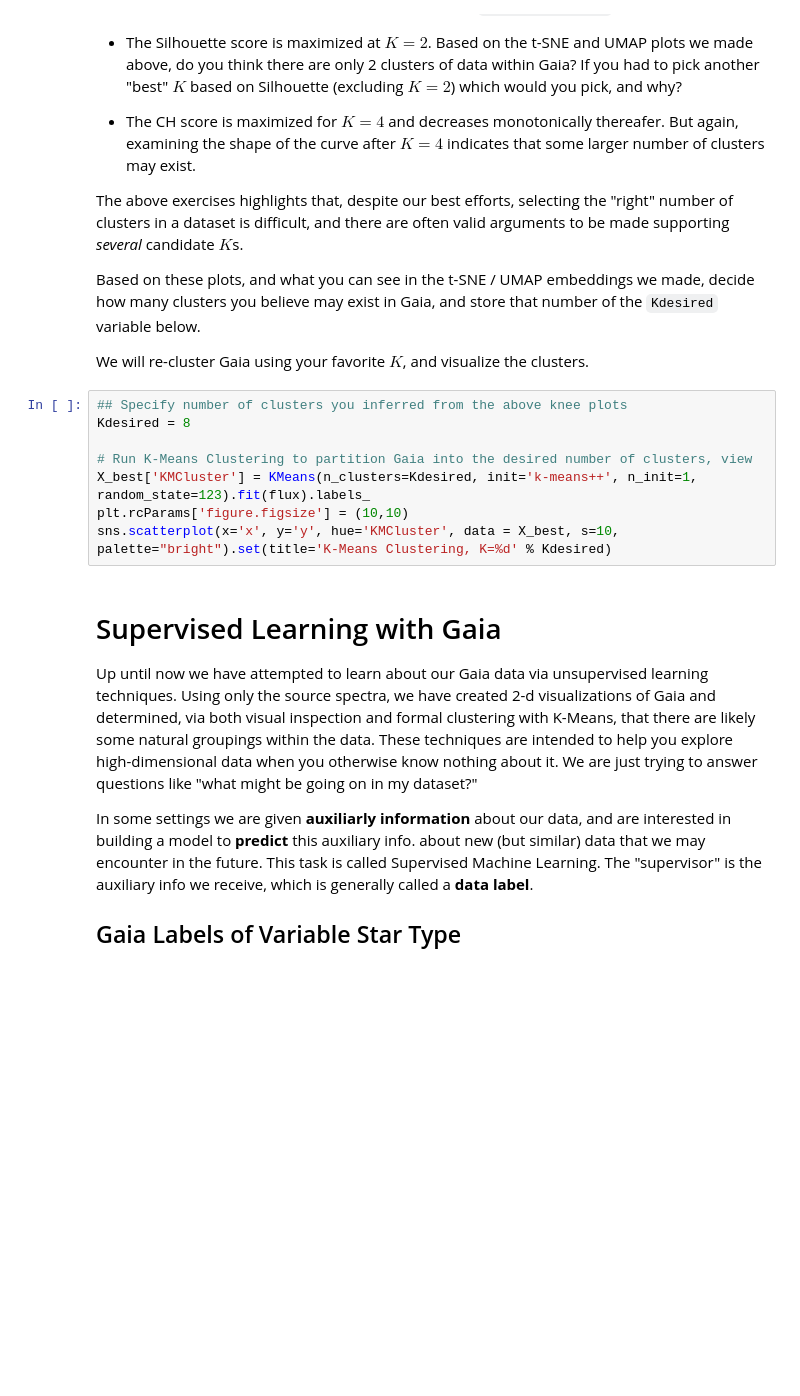
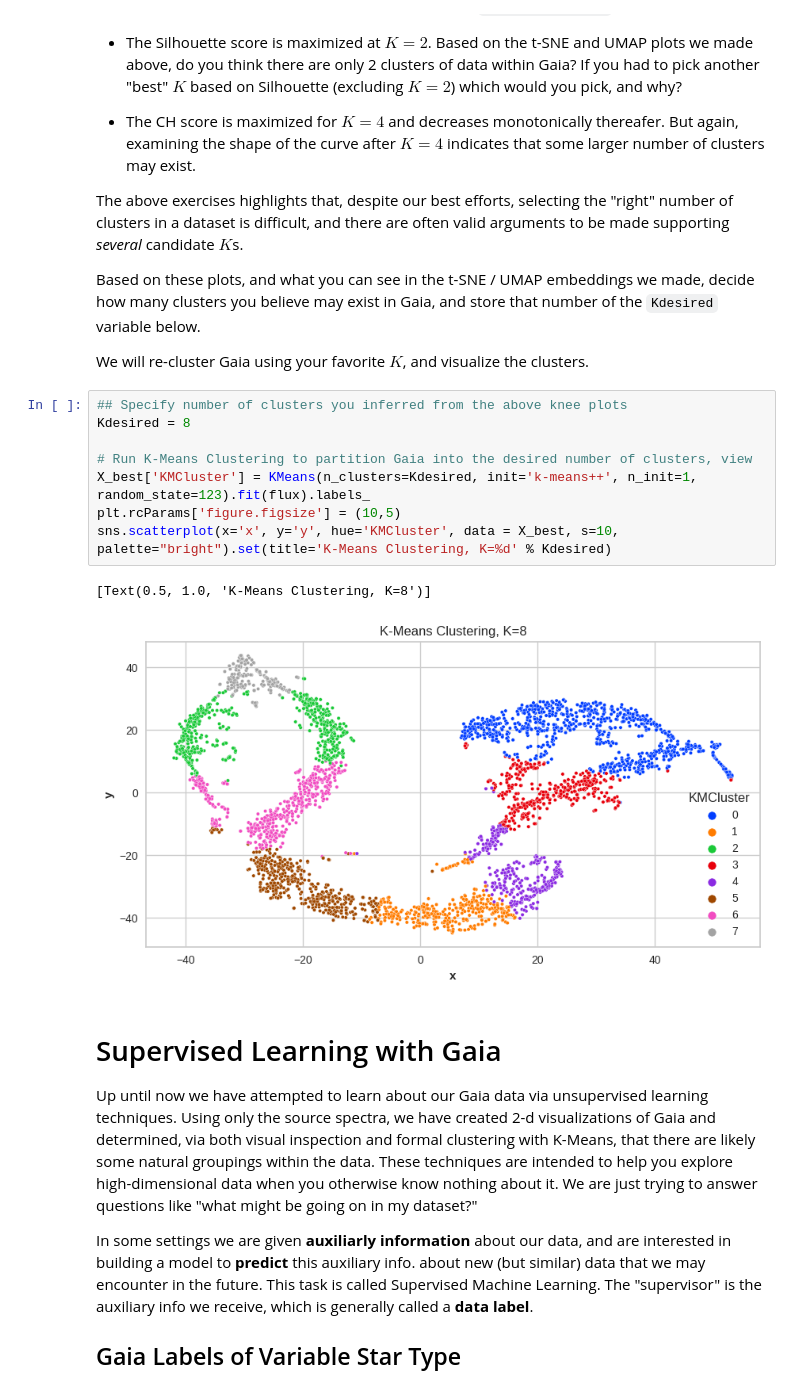
Before and after one commit to jt-ut/GaiaREU, a Jupyter notebook: GaiaREU-ML_v1.ipynb, the cells around one changed output. Cells and saved outputs as stored; diff of their text form; blank space fills up the shorter version.

```diff
--- a/GaiaREU-ML_v1.ipynb
+++ b/GaiaREU-ML_v1.ipynb
@@ -349,11 +458,14 @@ We will re-cluster Gaia using your favorite $K$, and visualize the clusters.
 # %%
 ## Specify number of clusters you inferred from the above knee plots
 Kdesired = 8
 
 # Run K-Means Clustering to partition Gaia into the desired number of clusters, view
 X_best['KMCluster'] = KMeans(n_clusters=Kdesired, init='k-means++', n_init=1, random_state=123).fit(flux).labels_
-plt.rcParams['figure.figsize'] = (10,10)
+plt.rcParams['figure.figsize'] = (10,5)
 sns.scatterplot(x='x', y='y', hue='KMCluster', data = X_best, s=10, palette="bright").set(title='K-Means Clustering, K=%d' % Kdesired)
+# %% [output]
+[Text(0.5, 1.0, 'K-Means Clustering, K=8')]
+[figure, added]
 # %% [markdown]
 # Supervised Learning with Gaia
 
```
Also changed, not shown: parts of 24 cells of this notebook.
